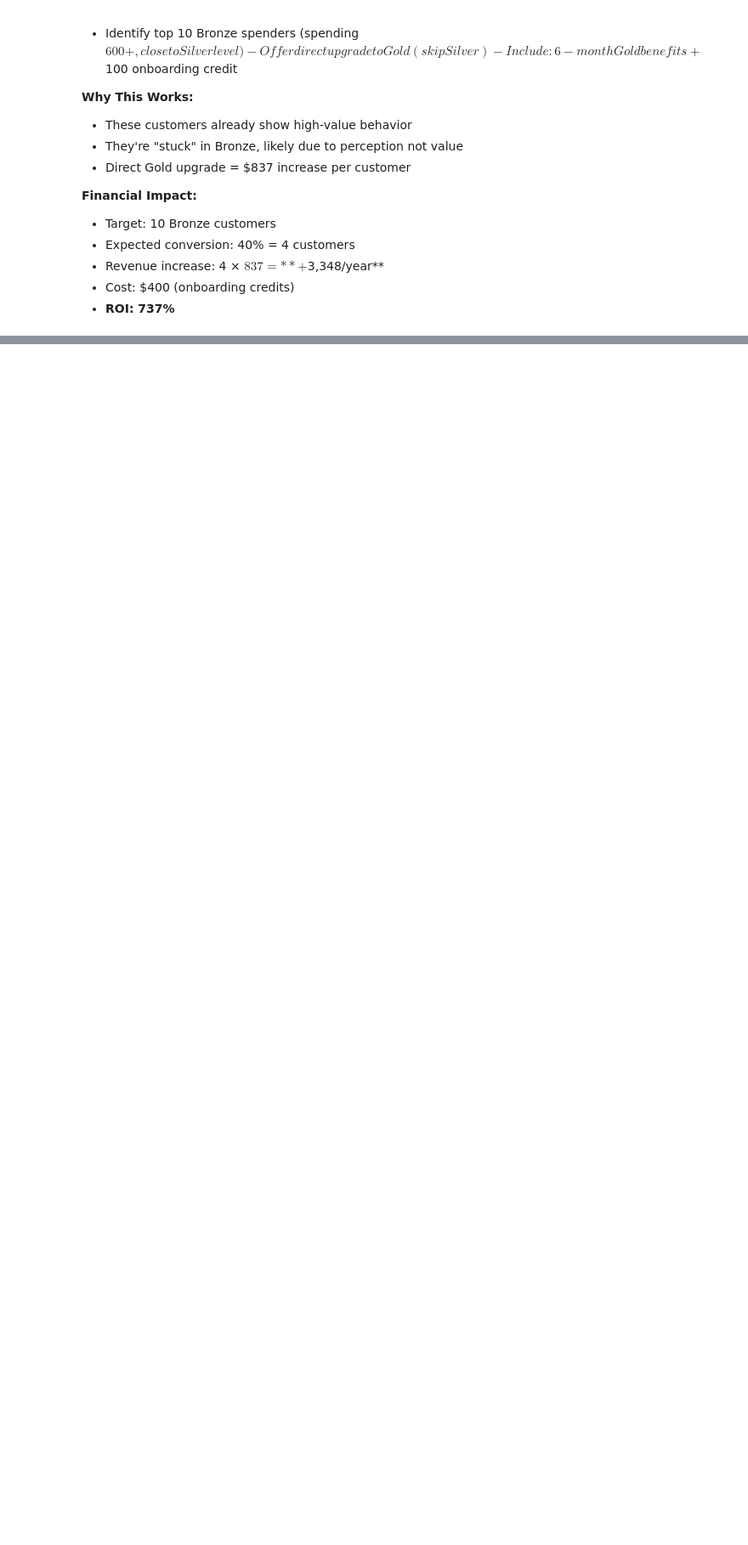
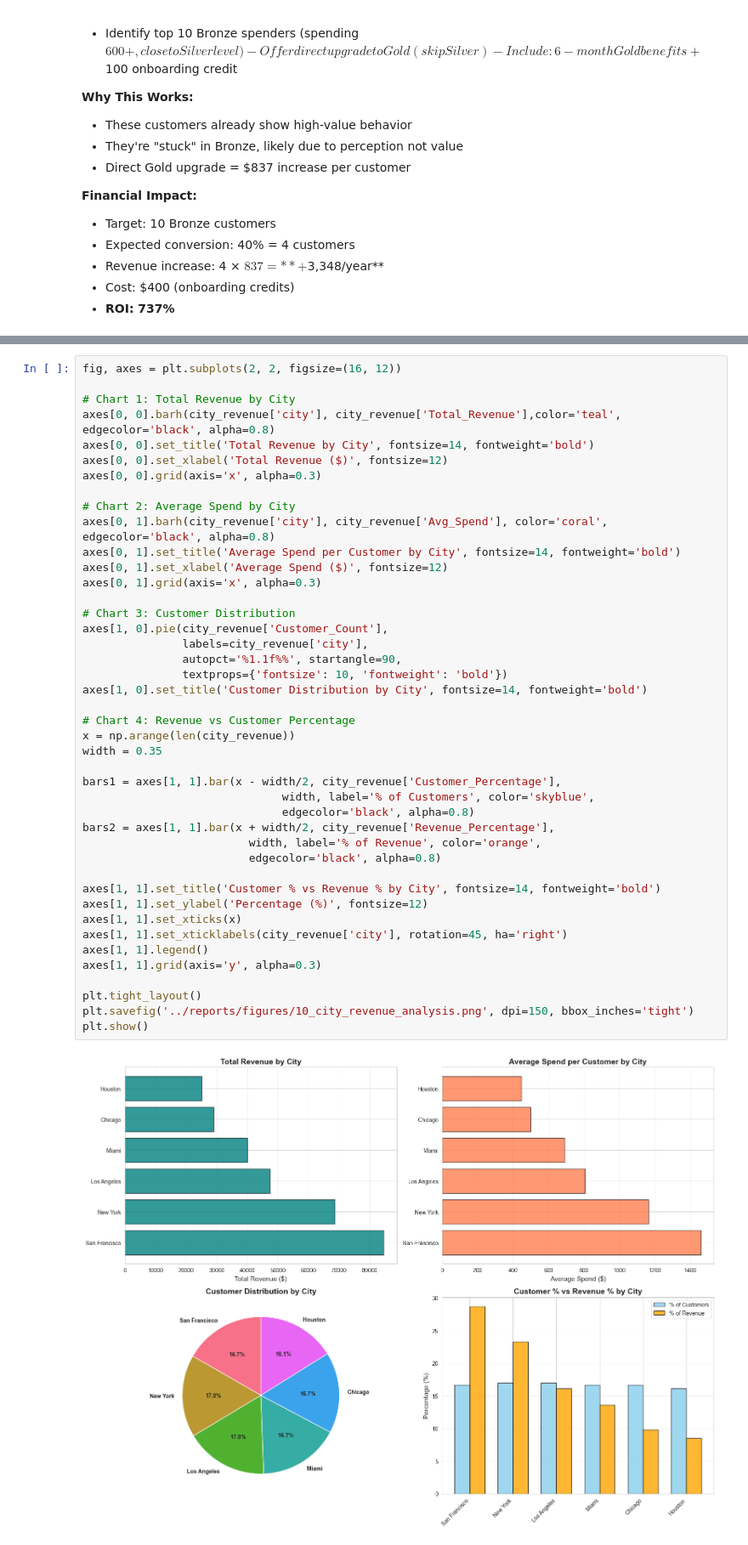
Before and after one commit to suzzzel5/E-Commerce-Customer-Analytics, a Jupyter notebook: notebooks/03_revenue_analysis.ipynb, the cells around one changed output, grey strips where cells are left out. Shown at 85% size. Drawn from its saved outputs; the diff is of its cells as text; blank space fills up the shorter version.

Commit message:
highest  city revenue  generation

```diff
--- a/notebooks/03_revenue_analysis.ipynb
+++ b/notebooks/03_revenue_analysis.ipynb
@@ -377,0 +442,45 @@ The analysis of memberships allows for a better understanding of the functioning
+# %%
+fig, axes = plt.subplots(2, 2, figsize=(16, 12))
+
+# Chart 1: Total Revenue by City
+axes[0, 0].barh(city_revenue['city'], city_revenue['Total_Revenue'],color='teal', edgecolor='black', alpha=0.8)
+axes[0, 0].set_title('Total Revenue by City', fontsize=14, fontweight='bold')
+axes[0, 0].set_xlabel('Total Revenue ($)', fontsize=12)
+axes[0, 0].grid(axis='x', alpha=0.3)
+
+# Chart 2: Average Spend by City
+axes[0, 1].barh(city_revenue['city'], city_revenue['Avg_Spend'], color='coral', edgecolor='black', alpha=0.8)
+axes[0, 1].set_title('Average Spend per Customer by City', fontsize=14, fontweight='bold')
+axes[0, 1].set_xlabel('Average Spend ($)', fontsize=12)
+axes[0, 1].grid(axis='x', alpha=0.3)
+
+# Chart 3: Customer Distribution
+axes[1, 0].pie(city_revenue['Customer_Count'],
+               labels=city_revenue['city'],
+               autopct='%1.1f%%', startangle=90,
+               textprops={'fontsize': 10, 'fontweight': 'bold'})
+axes[1, 0].set_title('Customer Distribution by City', fontsize=14, fontweight='bold')
+
+# Chart 4: Revenue vs Customer Percentage
+x = np.arange(len(city_revenue))
+width = 0.35
+
+bars1 = axes[1, 1].bar(x - width/2, city_revenue['Customer_Percentage'],
+                              width, label='% of Customers', color='skyblue',
+                              edgecolor='black', alpha=0.8)
+bars2 = axes[1, 1].bar(x + width/2, city_revenue['Revenue_Percentage'],
+                         width, label='% of Revenue', color='orange',
+                         edgecolor='black', alpha=0.8)
+
+axes[1, 1].set_title('Customer % vs Revenue % by City', fontsize=14, fontweight='bold')
+axes[1, 1].set_ylabel('Percentage (%)', fontsize=12)
+axes[1, 1].set_xticks(x)
+axes[1, 1].set_xticklabels(city_revenue['city'], rotation=45, ha='right')
+axes[1, 1].legend()
+axes[1, 1].grid(axis='y', alpha=0.3)
+
+plt.tight_layout()
+plt.savefig('../reports/figures/10_city_revenue_analysis.png', dpi=150, bbox_inches='tight')
+plt.show()
+# %% [output]
+[figure, added]
```
Also changed, not shown: parts of 5 cells of this notebook.
